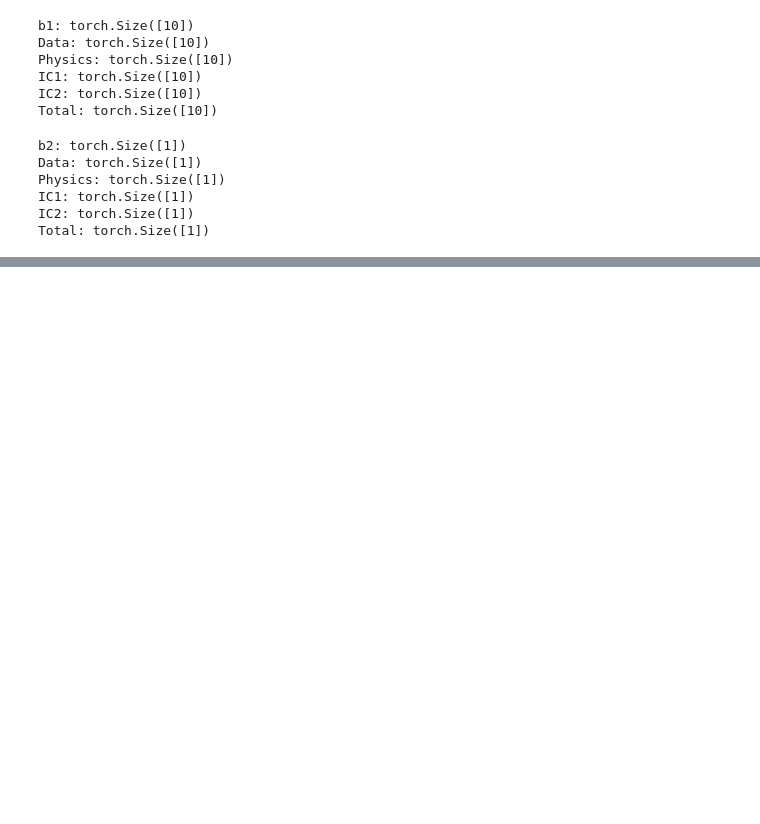
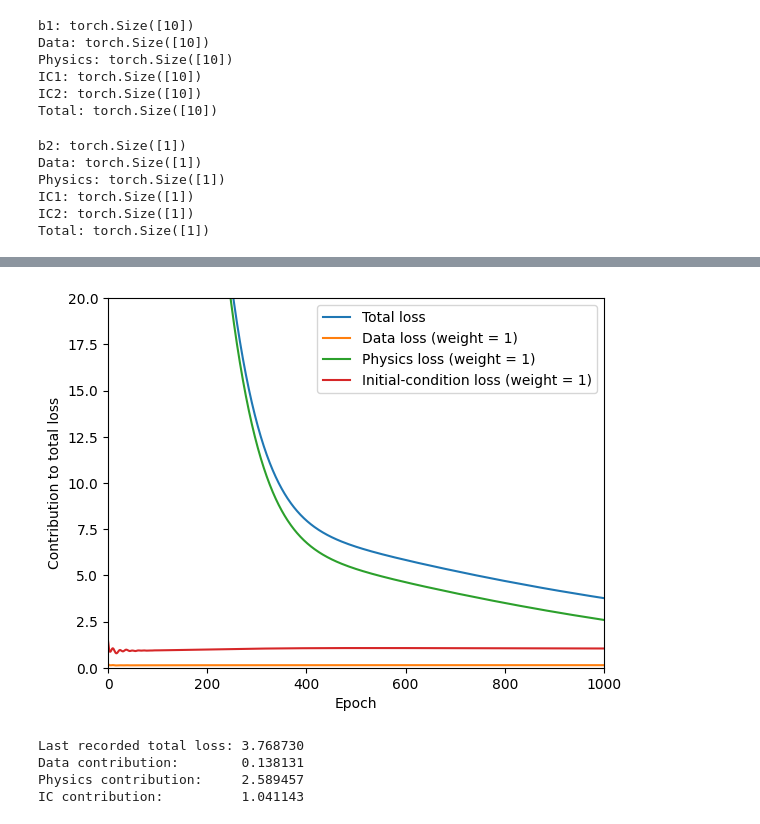
Before and after one commit to s234933/PINN, a Jupyter notebook: PINN-project-code.ipynb, the cells around one changed output, grey strips where cells are left out. Drawn from its saved outputs; the diff is of its cells as text; code cells hidden in the pictures; blank space fills up the shorter version.

```diff
--- a/PINN-project-code.ipynb
+++ b/PINN-project-code.ipynb
@@ -517,7 +516,7 @@ residual = x_dd + 5*x_d + 500*colloc_out
 r1_d_b1 = W1.T**2* W2*(tanh_a_ddd)
 
 
-r2_d_b1 = 5*(W2*tanh_a_dd*W1)
+r2_d_b1 = 5*W2*tanh_a_dd*W1.T
 
 
 
@@ -652,0 +831,27 @@ Total: torch.Size([1])
+# %%
+#Nu plotter vi så de forskellige bidrag til loss'en over tid, så vi kan se hvordan de forskellige bidrag udvikler sig under træningen.
+
+plt.plot(train_losses, label="Total loss")
+plt.plot(data_losses, label="Data loss (weight = 1)")
+plt.plot(phys_losses, label="Physics loss (weight = %g)" % lambda_phys)
+plt.plot(IC_losses, label="Initial-condition loss (weight = %g)" % lambda_IC)
+
+plt.xlabel("Epoch")
+plt.ylabel("Contribution to total loss")
+plt.xlim([0, 1000])
+plt.ylim([0, 20])
+plt.legend()
+plt.show()
+
+print("Last recorded total loss: %0.6f" % train_losses[-1])
+print("Data contribution:        %0.6f" % data_losses[-1])
+print("Physics contribution:     %0.6f" % phys_losses[-1])
+print("IC contribution:          %0.6f" % IC_losses[-1])
+
+# Måske vi så skulle overveje at give de forskellige bidrag til loss'en forskellige weights, så vi kan få dem til at bidrage mere ligeværdigt til den samlede loss?
+# %% [output]
+[figure, added]
+Last recorded total loss: 3.768730
+Data contribution:        0.138131
+Physics contribution:     2.589457
+IC contribution:          1.041143
```
Also changed, not shown: parts of 7 cells of this notebook.
